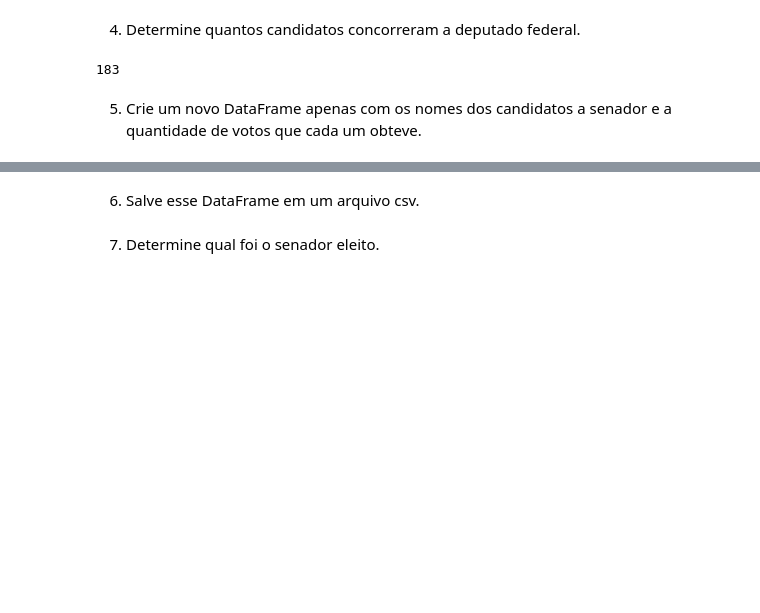
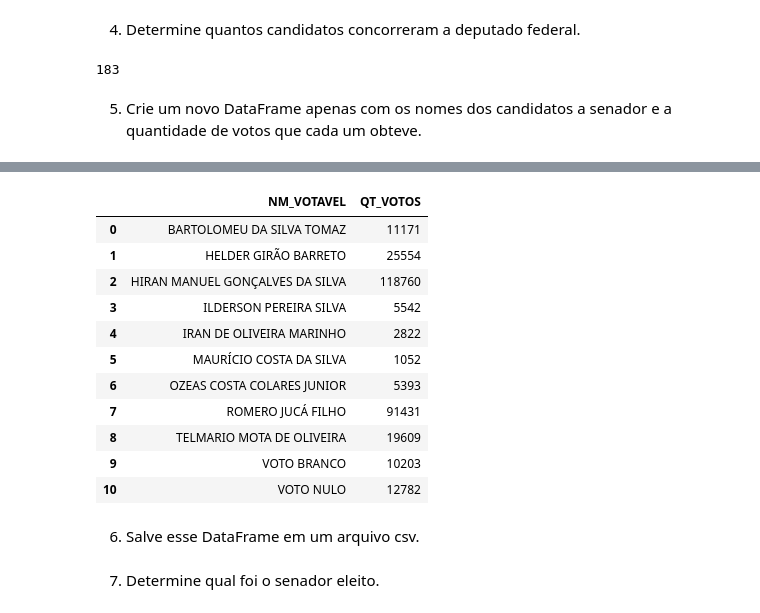
Before and after one commit to valuedriven/dataanalysis, a Jupyter notebook: trabalho2.ipynb, the cells around one changed output, grey strips where cells are left out. Drawn from its saved outputs; the diff is of its cells as text; code cells hidden in the pictures; blank space fills up the shorter version.

```diff
--- a/trabalho2.ipynb
+++ b/trabalho2.ipynb
@@ -95,2 +79,19 @@ df.groupby(['DS_CARGO','NM_VOTAVEL']).sum()
+# %%
+lista_senadores = df[(df["DS_CARGO"] == 'SENADOR')]
+df_senadores = lista_senadores.groupby('NM_VOTAVEL')['QT_VOTOS'].sum().reset_index()
+df_senadores
+# %% [output]
+|  | NM_VOTAVEL | QT_VOTOS |
+| 0 | BARTOLOMEU DA SILVA TOMAZ | 11171 |
+| 1 | HELDER GIRÃO BARRETO | 25554 |
+| 2 | HIRAN MANUEL GONÇALVES DA SILVA | 118760 |
+| 3 | ILDERSON PEREIRA SILVA | 5542 |
+| 4 | IRAN DE OLIVEIRA MARINHO | 2822 |
+| 5 | MAURÍCIO COSTA DA SILVA | 1052 |
+| 6 | OZEAS COSTA COLARES JUNIOR | 5393 |
+| 7 | ROMERO JUCÁ FILHO | 91431 |
+| 8 | TELMARIO MOTA DE OLIVEIRA | 19609 |
+| 9 | VOTO BRANCO | 10203 |
+| 10 | VOTO NULO | 12782 |
 # %% [markdown]
 6. Salve esse DataFrame em um arquivo csv.
```
Also changed, not shown: parts of 6 cells of this notebook.
